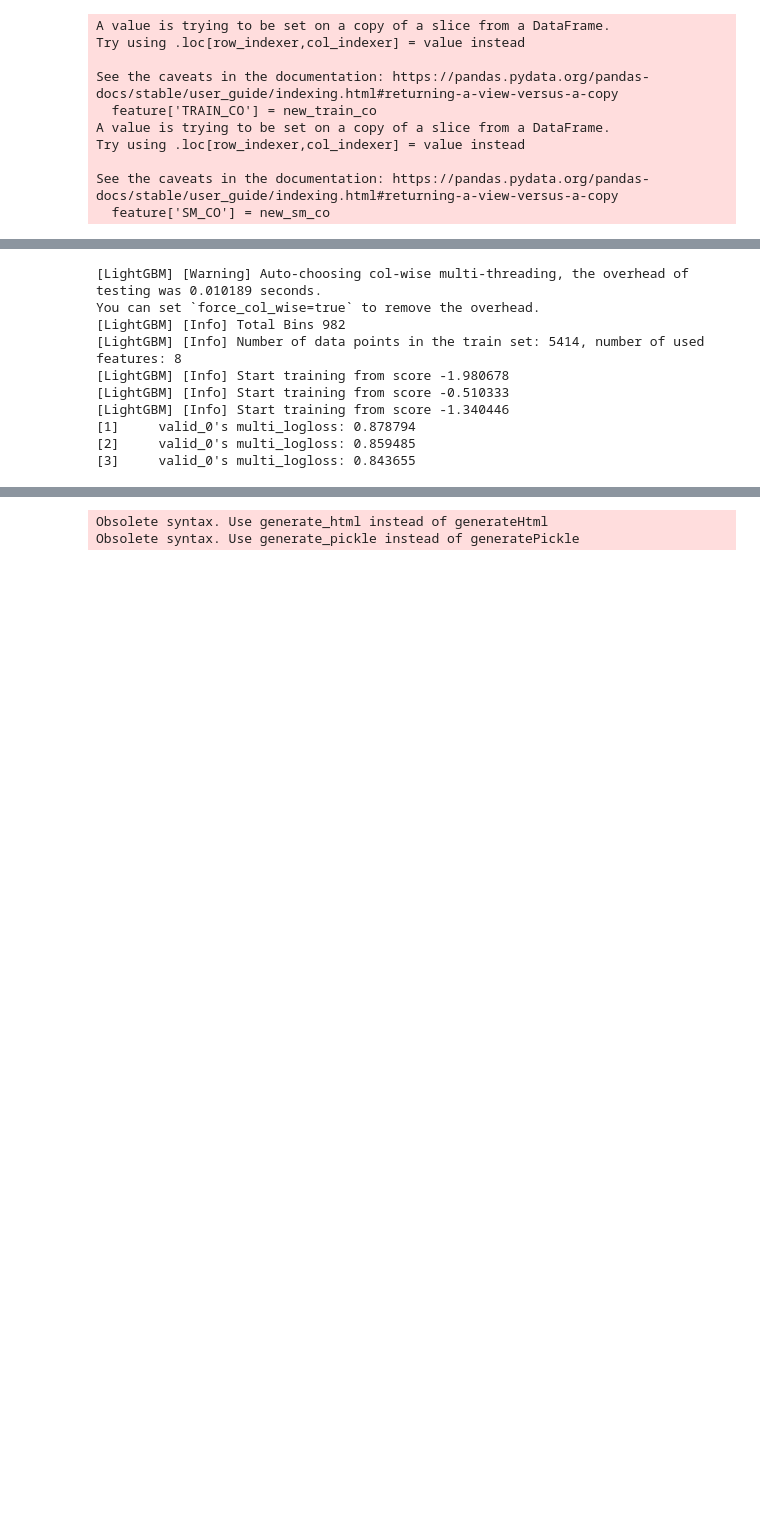
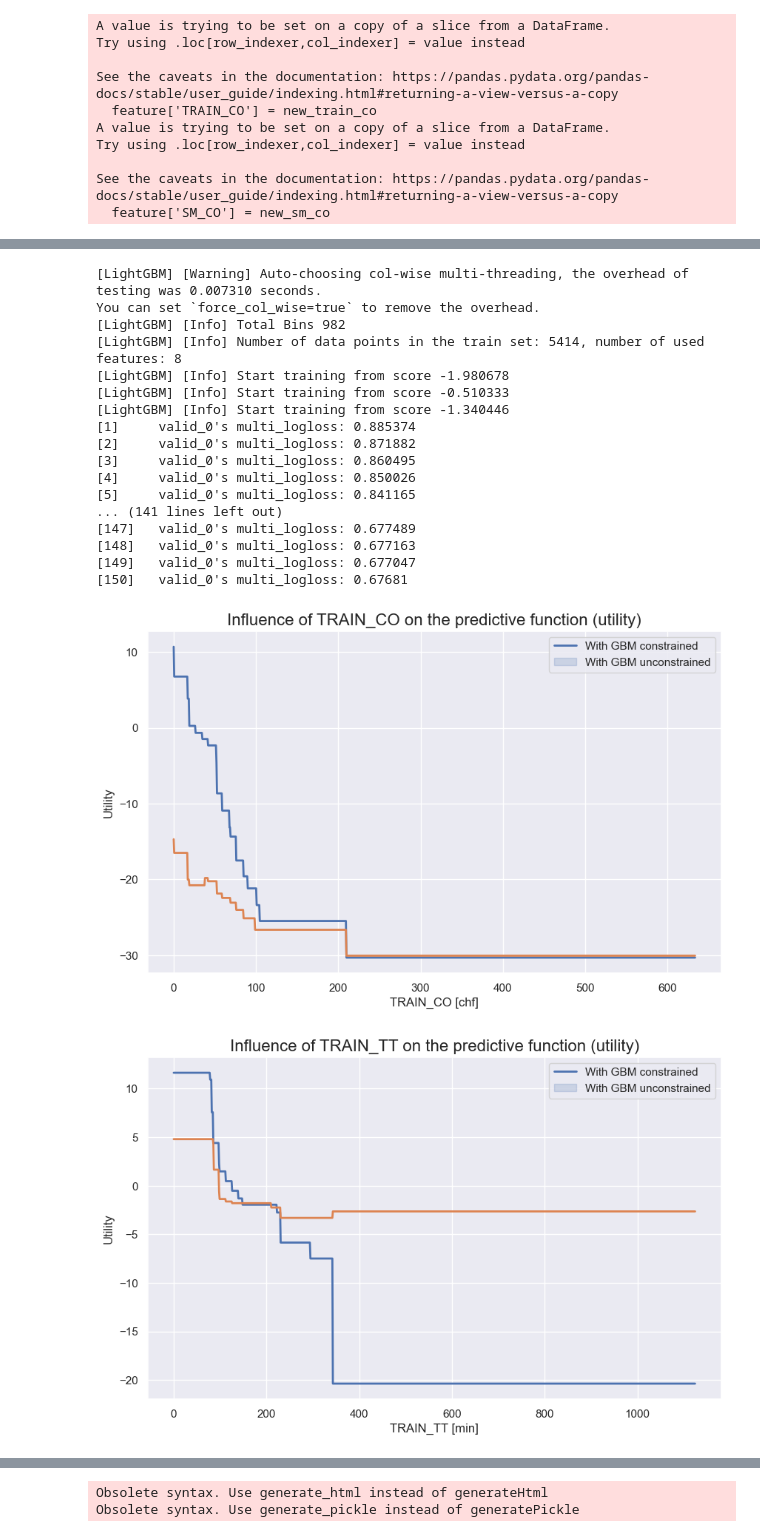
Before and after one commit to NicoSlvd/GBM-feature-extraction, a Jupyter notebook: Multiclass problem/First multiclass problem.ipynb, the cells around one changed output, grey strips where cells are left out. Saved outputs shown, nothing was run; the diff lists cells and outputs as text; code cells hidden in the pictures; blank space fills up the shorter version.

```diff
--- a/Multiclass problem/First multiclass problem.ipynb
+++ b/Multiclass problem/First multiclass problem.ipynb
@@ -35,14 +35,15 @@ choice = swissmetro[['CHOICE']] -1
 # %%
 X_train, X_test, y_train, y_test = train_test_split(feature, choice, test_size=0.2, random_state = 42)
 # %%
-param = {'max_depth': 3,
-         'num_boost_round': 200,
+param = {'max_depth': 1,
+         'num_boost_round': 150,
          'objective':'multiclass',
          'monotone_constraints': [-1, -1, -1, -1, -1, -1, -1, -1],
          'interaction_constraints': [[0], [1], [2], [3], [4], [5], [6], [7]],
          'learning_rate': 0.1,
          'verbosity': 2,
          'num_classes': 3
+         #'linear_tree': True
         }
 # %%
 train_data = lgb.Dataset(X_train, label=y_train, free_raw_data=False)
@@ -97,15 +108,27 @@ param_unc = {'max_depth': 2,
          'num_classes': 3
         }
 # %%
-lightgbm_1 = lgb.train(param_unc, train_data, valid_sets=[validation_data])
+lightgbm_1_unc = lgb.train(param_unc, train_data, valid_sets=[validation_data])
 # %% [output]
-[LightGBM] [Warning] Auto-choosing col-wise multi-threading, the overhead of testing was 0.010189 seconds.
+[LightGBM] [Warning] Auto-choosing col-wise multi-threading, the overhead of testing was 0.007310 seconds.
 You can set `force_col_wise=true` to remove the overhead.
 [LightGBM] [Info] Total Bins 982
 [LightGBM] [Info] Number of data points in the train set: 5414, number of used features: 8
 [LightGBM] [Info] Start training from score -1.980678
 [LightGBM] [Info] Start training from score -0.510333
 [LightGBM] [Info] Start training from score -1.340446
-[1]     valid_0's multi_logloss: 0.878794
-[2]     valid_0's multi_logloss: 0.859485
-[3]     valid_0's multi_logloss: 0.843655
+[1]     valid_0's multi_logloss: 0.885374
+[2]     valid_0's multi_logloss: 0.871882
+[3]     valid_0's multi_logloss: 0.860495
+[4]     valid_0's multi_logloss: 0.850026
+[5]     valid_0's multi_logloss: 0.841165
+... (141 lines left out)
+[147]   valid_0's multi_logloss: 0.677489
+[148]   valid_0's multi_logloss: 0.677163
+[149]   valid_0's multi_logloss: 0.677047
+[150]   valid_0's multi_logloss: 0.67681
+# %%
+lightgbm_1.plot_parameters(param, X_train, ['chf', 'min', 'min', 'chf', 'min', 'min', 'chf', 'min'], model_unconstrained=lightgbm_1_unc, params_unc=param_unc)
+# %% [output]
+[figure, added]
+[figure, added]
```
Also changed, not shown: parts of 9 cells of this notebook, 3 other files.
